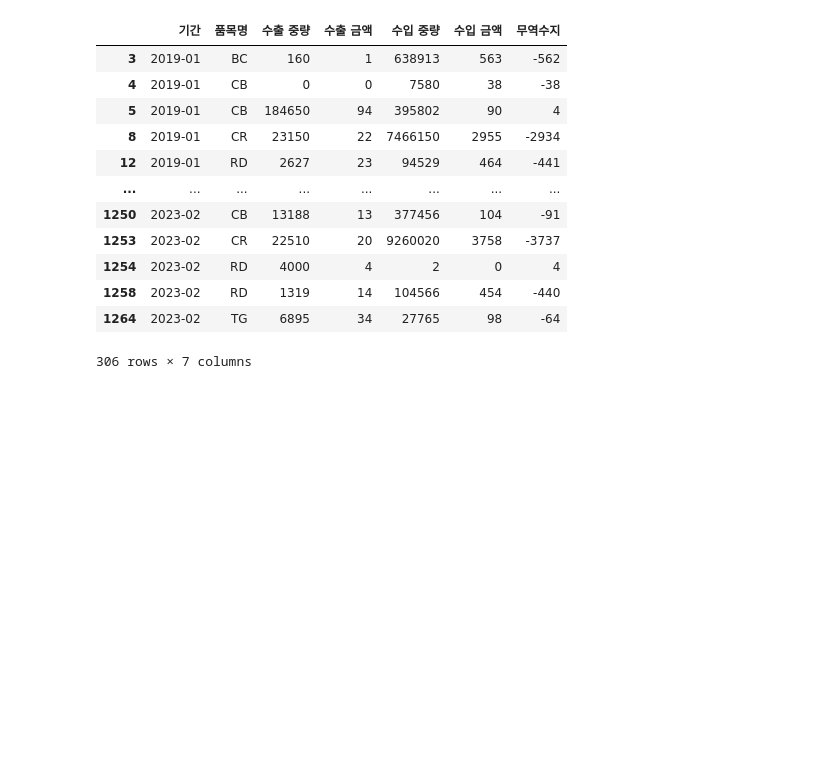
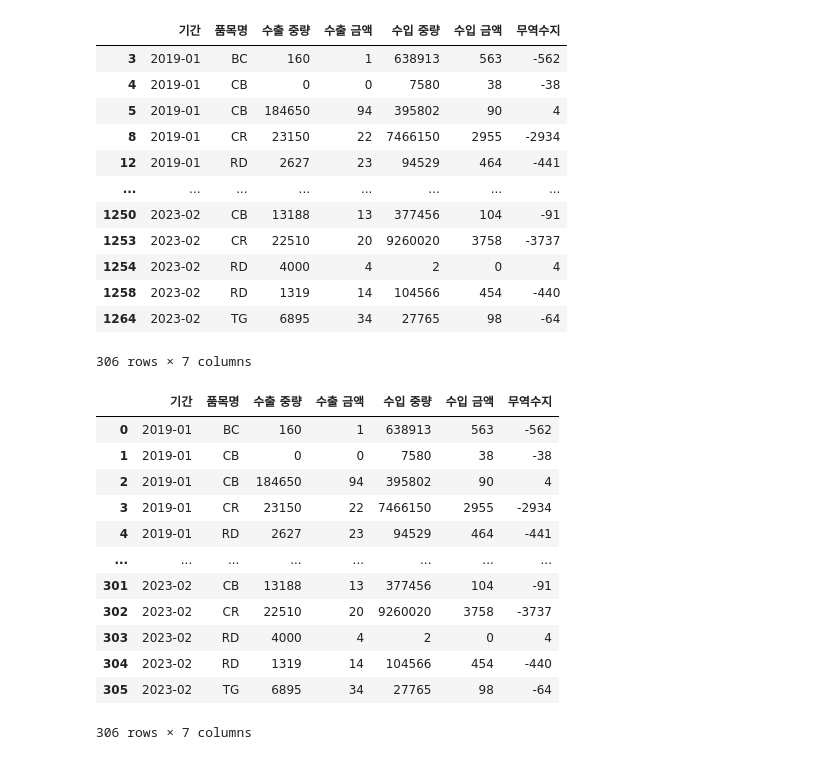
Before and after one commit to syl0702/dacon_jeju, a Jupyter notebook: analysis.ipynb, the cells around one changed output. Saved outputs shown, nothing was run; the diff lists cells and outputs as text; code cells hidden in the pictures; blank space fills up the shorter version.

Commit message:
reset index

```diff
--- a/analysis.ipynb
+++ b/analysis.ipynb
@@ -197,3 +197,19 @@ trad_df
 | 1258 | 2023-02 | RD | 1319 | 14 | 104566 | 454 | -440 |
 | 1264 | 2023-02 | TG | 6895 | 34 | 27765 | 98 | -64 |
 306 rows × 7 columns
+# %%
+trad_df.reset_index(drop=True)
+# %% [output]
+|  | 기간 | 품목명 | 수출 중량 | 수출 금액 | 수입 중량 | 수입 금액 | 무역수지 |
+| 0 | 2019-01 | BC | 160 | 1 | 638913 | 563 | -562 |
+| 1 | 2019-01 | CB | 0 | 0 | 7580 | 38 | -38 |
+| 2 | 2019-01 | CB | 184650 | 94 | 395802 | 90 | 4 |
+| 3 | 2019-01 | CR | 23150 | 22 | 7466150 | 2955 | -2934 |
+| 4 | 2019-01 | RD | 2627 | 23 | 94529 | 464 | -441 |
+| ... | ... | ... | ... | ... | ... | ... | ... |
+| 301 | 2023-02 | CB | 13188 | 13 | 377456 | 104 | -91 |
+| 302 | 2023-02 | CR | 22510 | 20 | 9260020 | 3758 | -3737 |
+| 303 | 2023-02 | RD | 4000 | 4 | 2 | 0 | 4 |
+| 304 | 2023-02 | RD | 1319 | 14 | 104566 | 454 | -440 |
+| 305 | 2023-02 | TG | 6895 | 34 | 27765 | 98 | -64 |
+306 rows × 7 columns
```
Also changed, not shown: parts of 2 cells of this notebook.
